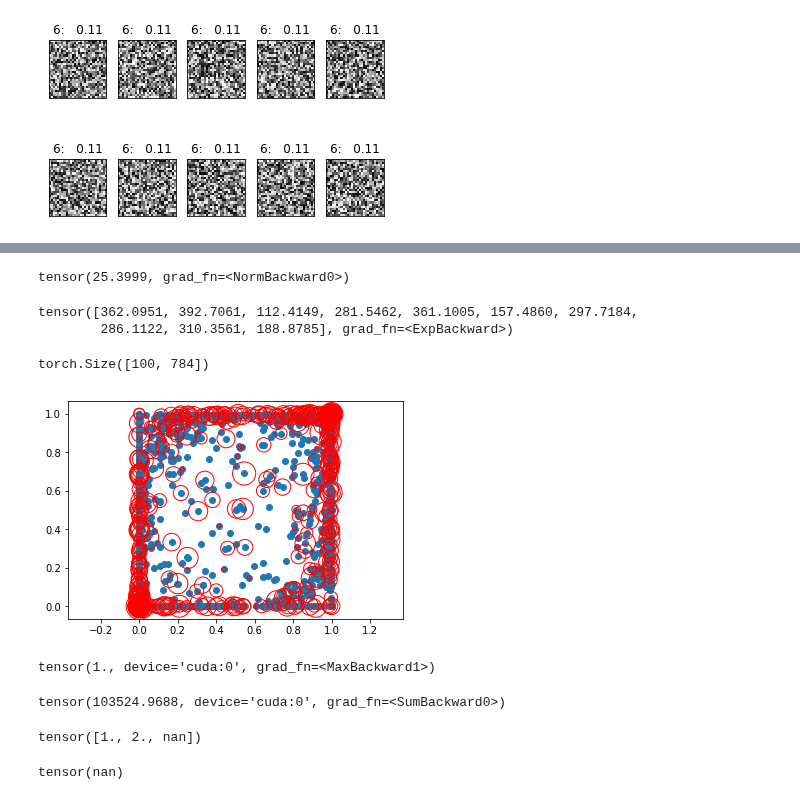
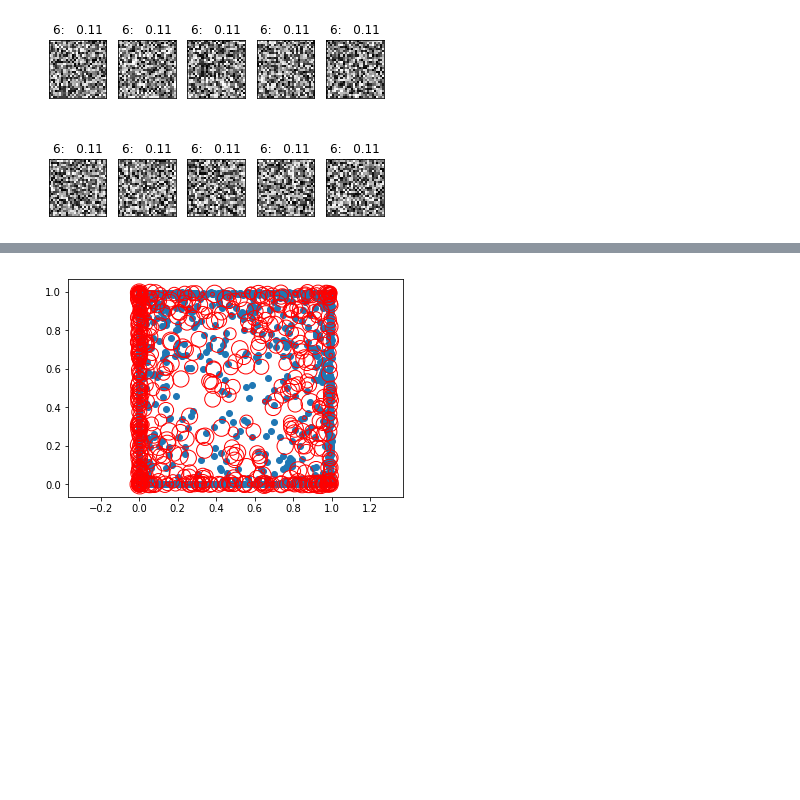
Before and after one commit to AlexMeinke/certified-certain-uncertainty, a Jupyter notebook: GMM.ipynb, the cells around one changed output, grey strips where cells are left out. Cells and saved outputs as stored; diff of their text form; code cells hidden in the pictures; blank space fills up the shorter version.

```diff
--- a/GMM.ipynb
+++ b/GMM.ipynb
@@ -71,15 +71,21 @@ class GMM(nn.Module):
                 self.mu.data = X[idxs]
 
                 # find variance within its cluster
+                kmeans = KMeans(n_clusters=self.K, random_state=0, max_iter=300).fit(X.cpu())
+                #index = kmeans.predict(X_MNIST.cpu())
+                self.mu.data = torch.tensor(kmeans.cluster_centers_, dtype=torch.float, device=self.mu.device)
                 index = (X[:,None,:]-torch.tensor(self.mu.data[None,:,:], dtype=torch.float)).norm(dim=2).min(dim=1)[1]
                 for i in range(self.K):
-                    temp = (X_MNIST[index==i,:] -self.mu.data[i,:]).norm( dim=1).mean()
+                    assert (index==i).sum()>0, 'Empty cluster'
+                    self.alpha.data[i] = (index==i).float().sum() / self.K
+                    temp = (X_MNIST[index==i,:] -self.mu.data[i,:]).norm(dim=1).mean()
                     if temp < 0.00001:
                         temp = torch.tensor(1.)
                     self.logvar.data[i] = temp.log() * 2
 
+
                 #self.logvar.data = torch.empty(self.K, device=self.mu.device).fill_( (X.var() / self.K).log() ) + 6
-                self.alpha.data = torch.empty(self.K, device=self.mu.device).fill_(1. / self.K)
+                #self.alpha.data = torch.empty(self.K, device=self.mu.device).fill_(1. / self.K)
                 self.logvarbound = (X.var() / m).log()
 
             if iterate:
@@ -339,6 +342,6 @@ lr = .001
 momentum = .9
 
 optimizer_base = optim.SGD(base_model.parameters(), lr=lr, momentum=momentum)
-for epoch in range(2):
+for epoch in range(3):
     train(base_model, device, train_loader, optimizer_base, epoch, EMNIST_train_loader)
 # %% [output]
@@ -357,5 +366,5 @@ Train Epoch: 1 [50000/60000 (83%)]      Loss: 2.686770
 # %%
-model = Net(base_model, X_MNIST, 1000).to(device)
+model = Net(base_model, X_MNIST, 700).to(device)
 # %%
 data = enumerate(test_loader).__next__()[1][0]
 y = base_model(data.to(device))
@@ -506,28 +421,7 @@ for i in range(100)
-# %%
-a.norm()
-# %% [output]
-tensor(25.3999, grad_fn=<NormBackward0>)
-# %%
-model.gmm.logvar[0:10].exp()
-# %% [output]
-tensor([362.0951, 392.7061, 112.4149, 281.5462, 361.1005, 157.4860, 297.7184,
-        286.1122, 310.3561, 188.8785], grad_fn=<ExpBackward>)
-# %%
-model.gmm.mu.shape
-# %% [output]
-torch.Size([100, 784])
 # %%
 a = torch.norm(X_MNIST[:,None,:]-model.gmm.mu[None,:,:], dim=2)
 b = torch.norm(torch.rand(2000,1,784)-model.gmm.mu[None,:,:], dim=2)
 # %%
-plot_2d_sample(X_MNIST,model.gmm.mu, (model.gmm.logvar/2).exp()/100,idx=(345,346))
+plot_2d_sample(X_MNIST,model.gmm.mu, (model.gmm.logvar/2).exp()/100,idx=(345,353))
 # %% [output]
-[figure, old version]
+[figure, new version]
-# %%
-model.gmm.mu.max()
-# %% [output]
-tensor(1., device='cuda:0', grad_fn=<MaxBackward1>)
-# %%
-model.gmm.mu.sum()
-# %% [output]
-tensor(103524.9688, device='cuda:0', grad_fn=<SumBackward0>)
@@ -536,8 +427,0 @@ a = torch.tensor([1,2,np.nan])
-# %%
-a
-# %% [output]
-tensor([1., 2., nan])
-# %%
-a.sum()
-# %% [output]
-tensor(nan)
```
Also changed, not shown: parts of 24 cells of this notebook, 1 other file.
